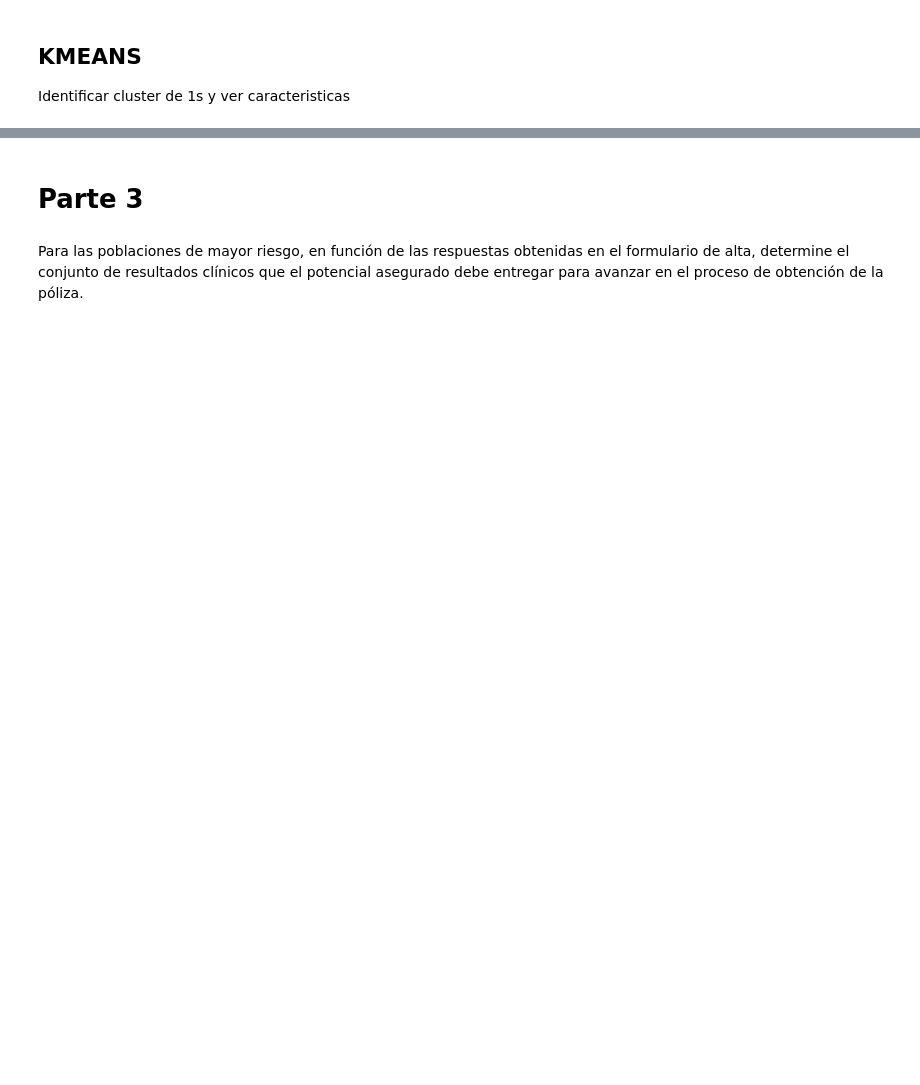
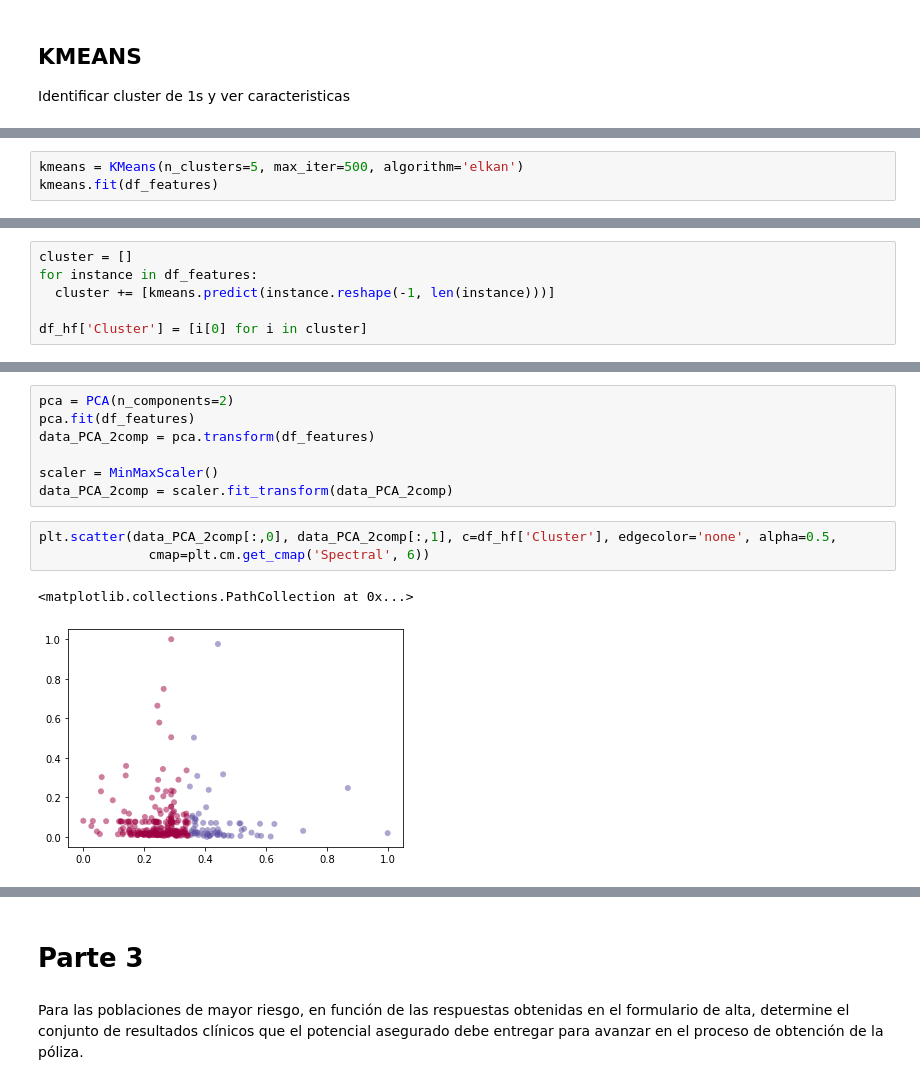
Before and after one commit to rdambrosioz/aa_2021, a Jupyter notebook: aa_tareaFinal_costanzo_dambrosio.ipynb, the cells around one changed output, grey strips where cells are left out. Drawn from its saved outputs; the diff is of its cells as text; blank space fills up the shorter version.

```diff
--- a/aa_tareaFinal_costanzo_dambrosio.ipynb
+++ b/aa_tareaFinal_costanzo_dambrosio.ipynb
@@ -190,0 +207,3 @@ Armar el arbol y ver logicamente cuales hojas son muerte
+# %%
+kmeans = KMeans(n_clusters=5, max_iter=500, algorithm='elkan')
+kmeans.fit(df_features)
@@ -190,0 +214,6 @@ Armar el arbol y ver logicamente cuales hojas son muerte
+# %%
+cluster = []
+for instance in df_features:
+  cluster += [kmeans.predict(instance.reshape(-1, len(instance)))]
+
+df_hf['Cluster'] = [i[0] for i in cluster]
@@ -190,0 +236,13 @@ Armar el arbol y ver logicamente cuales hojas son muerte
+# %%
+pca = PCA(n_components=2)
+pca.fit(df_features)
+data_PCA_2comp = pca.transform(df_features)
+
+scaler = MinMaxScaler()
+data_PCA_2comp = scaler.fit_transform(data_PCA_2comp)
+# %%
+plt.scatter(data_PCA_2comp[:,0], data_PCA_2comp[:,1], c=df_hf['Cluster'], edgecolor='none', alpha=0.5,
+              cmap=plt.cm.get_cmap('Spectral', 6))
+# %% [output]
+<matplotlib.collections.PathCollection at 0x...>
+[figure, added]
```
Also changed, not shown: parts of 40 cells of this notebook.
